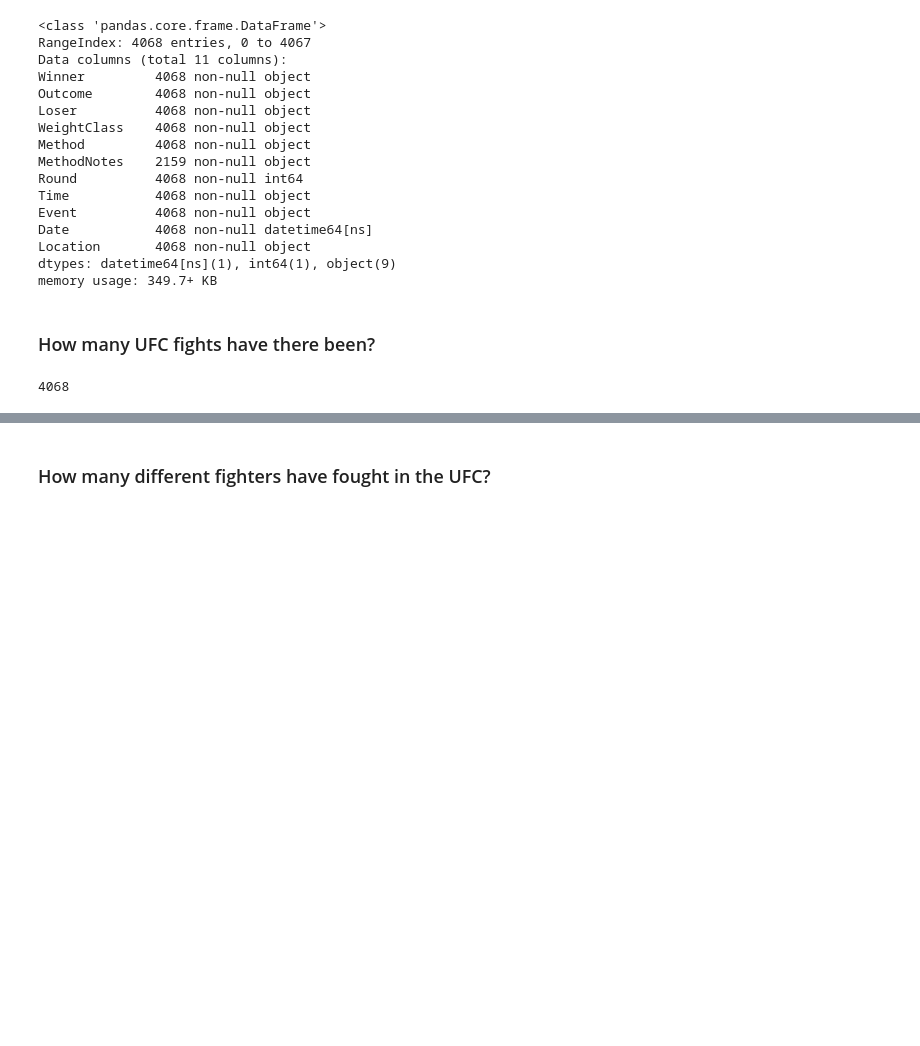
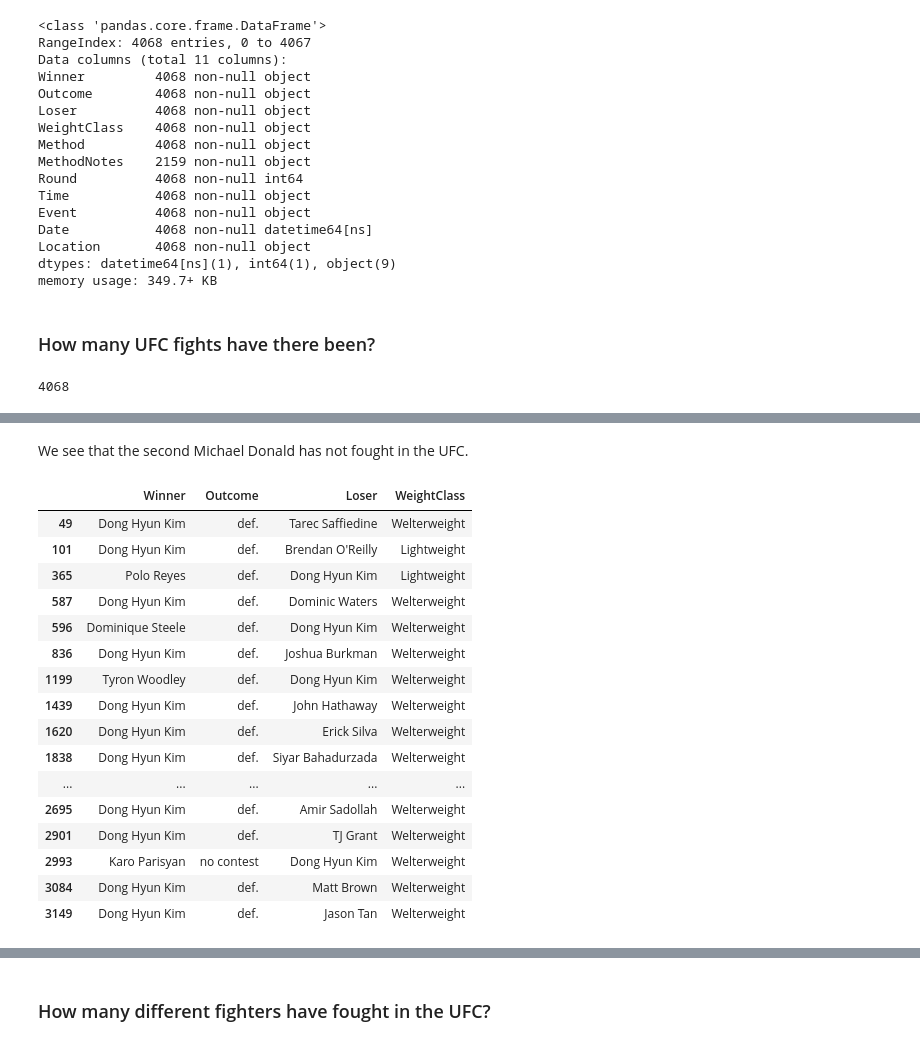
Before and after one commit to jhalverson/data_science, a Jupyter notebook: misc/mma_analytics/part2_fightmetric_cards_overview.ipynb, the cells around one changed output, grey strips where cells are left out. Cells and saved outputs as stored; diff of their text form; code cells hidden in the pictures; blank space fills up the shorter version.

```diff
--- a/misc/mma_analytics/part2_fight_card_data_overview.ipynb
+++ b/misc/mma_analytics/part2_fightmetric_cards_overview.ipynb
@@ -44,0 +48,4 @@ fights.shape[0]
+# %%
+cols = ['Winner', 'Outcome', 'Loser', 'WeightClass']
+name = 'Michael McDonald'
+fights[(fights.Winner == name) | (fights.Loser == name)][cols]
@@ -44,0 +63,23 @@ fights.shape[0]
+# %% [markdown]
+We see that the second Michael Donald has not fought in the UFC.
+# %%
+name = 'Dong Hyun Kim'
+fights[fights.Winner.str.contains(name) | fights.Loser.str.contains(name)][cols]
+# %% [output]
+|  | Winner | Outcome | Loser | WeightClass |
+| 49 | Dong Hyun Kim | def. | Tarec Saffiedine | Welterweight |
+| 101 | Dong Hyun Kim | def. | Brendan O'Reilly | Lightweight |
+| 365 | Polo Reyes | def. | Dong Hyun Kim | Lightweight |
+| 587 | Dong Hyun Kim | def. | Dominic Waters | Welterweight |
+| 596 | Dominique Steele | def. | Dong Hyun Kim | Welterweight |
+| 836 | Dong Hyun Kim | def. | Joshua Burkman | Welterweight |
+| 1199 | Tyron Woodley | def. | Dong Hyun Kim | Welterweight |
+| 1439 | Dong Hyun Kim | def. | John Hathaway | Welterweight |
+| 1620 | Dong Hyun Kim | def. | Erick Silva | Welterweight |
+| 1838 | Dong Hyun Kim | def. | Siyar Bahadurzada | Welterweight |
+| ... | ... | ... | ... | ... |
+| 2695 | Dong Hyun Kim | def. | Amir Sadollah | Welterweight |
+| 2901 | Dong Hyun Kim | def. | TJ Grant | Welterweight |
+| 2993 | Karo Parisyan | no contest | Dong Hyun Kim | Welterweight |
+| 3084 | Dong Hyun Kim | def. | Matt Brown | Welterweight |
+| 3149 | Dong Hyun Kim | def. | Jason Tan | Welterweight |
```
Also changed, not shown: parts of 28 cells of this notebook, 7 other files.
